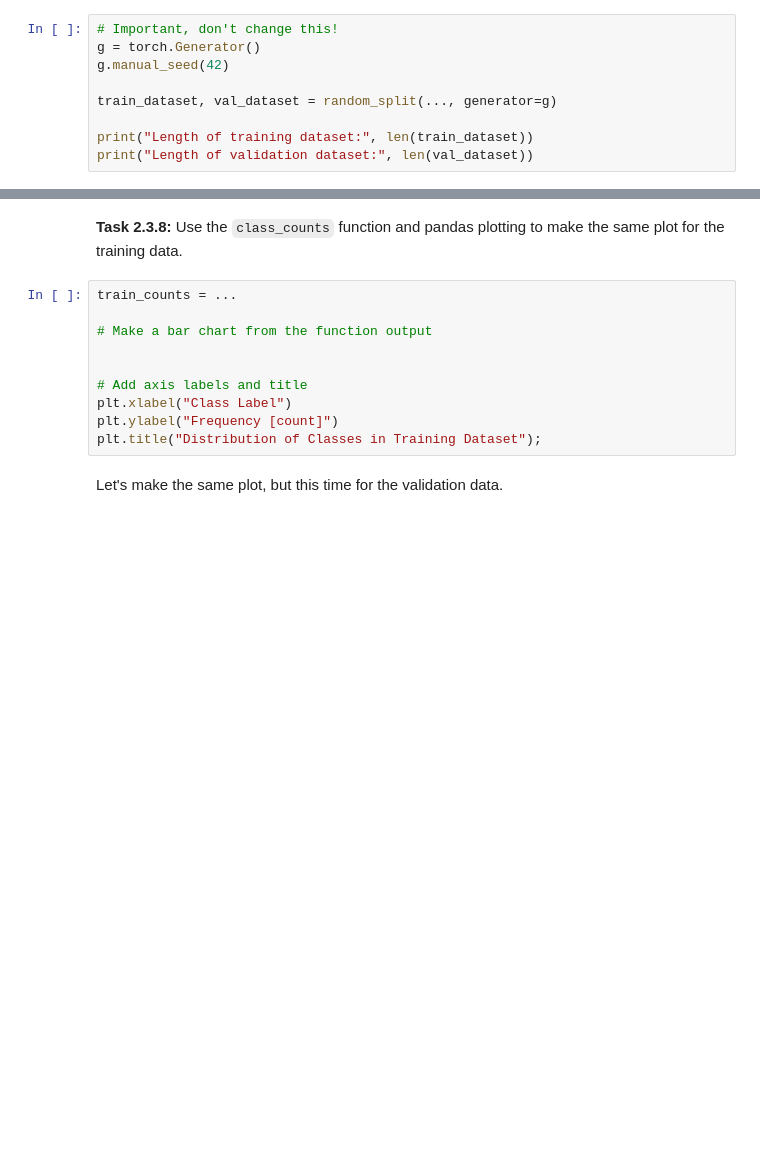
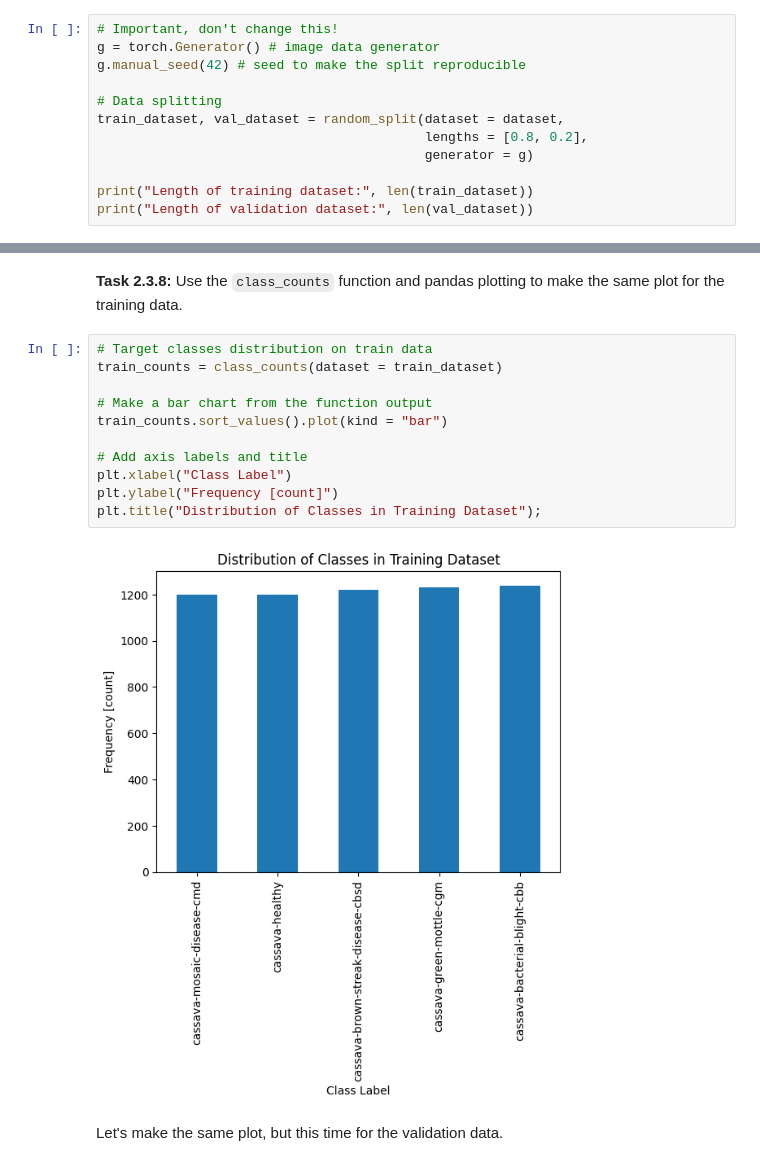
Before and after one commit to maxim-eyengue/WQU-Applied-AI-Lab, a Jupyter notebook: P02_Crop_Disease_Uganda/023-multiclass-classification.ipynb, the cells around one changed output, grey strips where cells are left out. Cells and saved outputs as stored; diff of their text form; blank space fills up the shorter version.

```diff
--- a/P02_Crop_Disease_Uganda/023-multiclass-classification.ipynb
+++ b/P02_Crop_Disease_Uganda/023-multiclass-classification.ipynb
@@ -159,10 +215,13 @@ This is an important step in order for us to check how good the model is. If it
 </div>
 # %%
 # Important, don't change this!
-g = torch.Generator()
-g.manual_seed(42)
+g = torch.Generator() # image data generator
+g.manual_seed(42) # seed to make the split reproducible
 
-train_dataset, val_dataset = random_split(..., generator=g)
+# Data splitting
+train_dataset, val_dataset = random_split(dataset = dataset,
+                                          lengths = [0.8, 0.2],
+                                          generator = g)
 
 print("Length of training dataset:", len(train_dataset))
 print("Length of validation dataset:", len(val_dataset))
@@ -200,15 +270,18 @@ plt.title("Distribution of Classes in Entire Dataset");
 # %% [markdown]
 **Task 2.3.8:** Use the `class_counts` function and pandas plotting to make the same plot for the training data.
 # %%
-train_counts = ...
+# Target classes distribution on train data
+train_counts = class_counts(dataset = train_dataset)
 
 # Make a bar chart from the function output
-
+train_counts.sort_values().plot(kind = "bar")
 
 # Add axis labels and title
 plt.xlabel("Class Label")
 plt.ylabel("Frequency [count]")
 plt.title("Distribution of Classes in Training Dataset");
+# %% [output]
+[figure, added]
 # %% [markdown]
 Let's make the same plot, but this time for the validation data.
 # %% [markdown]
```
Also changed, not shown: parts of 48 cells of this notebook.
